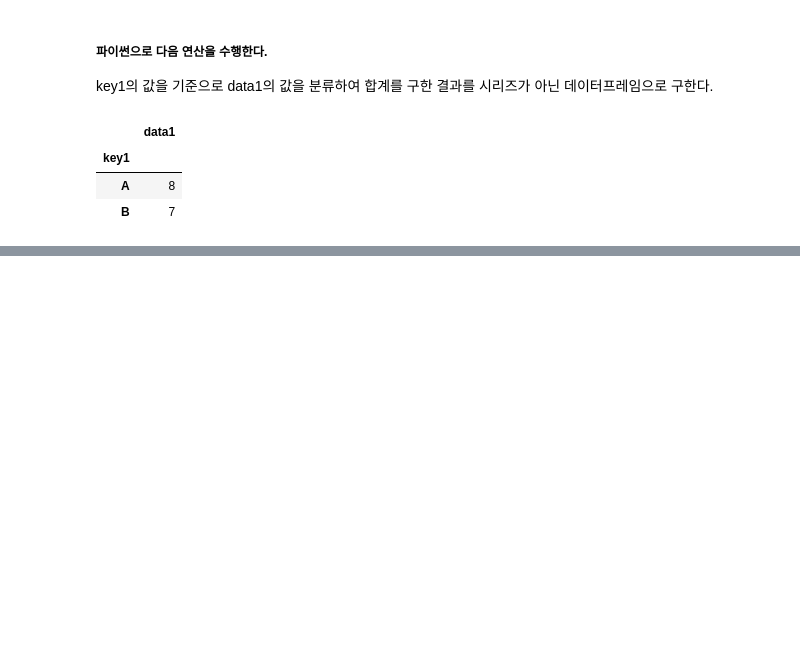
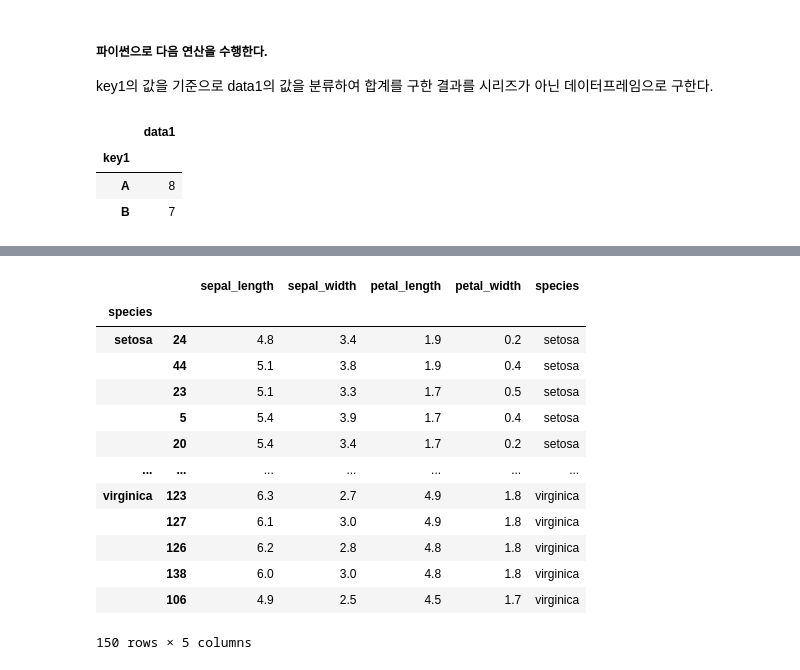
Before and after one commit to rmldldldl0309/Review, a Jupyter notebook: pythonworkspace/pandas_data_analysis/pandas_data_advanced_controll.ipynb, the cells around one changed output, grey strips where cells are left out. Cells and saved outputs as stored; diff of their text form; code cells hidden in the pictures; blank space fills up the shorter version.

```diff
--- a/pythonworkspace/pandas_data_analysis/pandas_data_advanced_controll.ipynb
+++ b/pythonworkspace/pandas_data_analysis/pandas_data_advanced_controll.ipynb
@@ -544,0 +567,3 @@ df2.groupby(df2.key1).sum()[['data1']]
+# %%
+iris = seaborn.load_dataset('iris')
+iris.head()
@@ -544,0 +598,20 @@ df2.groupby(df2.key1).sum()[['data1']]
+# %%
+def top3_petal_length(df):
+    return df.sort_values(by = 'petal_length', ascending=False)
+
+iris.groupby(iris.species).apply(top3_petal_length)
+# %% [output]
+|  |  | sepal_length | sepal_width | petal_length | petal_width | species |
+| species |  |  |  |  |  |  |
+| setosa | 24 | 4.8 | 3.4 | 1.9 | 0.2 | setosa |
+|  | 44 | 5.1 | 3.8 | 1.9 | 0.4 | setosa |
+|  | 23 | 5.1 | 3.3 | 1.7 | 0.5 | setosa |
+|  | 5 | 5.4 | 3.9 | 1.7 | 0.4 | setosa |
+|  | 20 | 5.4 | 3.4 | 1.7 | 0.2 | setosa |
+| ... | ... | ... | ... | ... | ... | ... |
+| virginica | 123 | 6.3 | 2.7 | 4.9 | 1.8 | virginica |
+|  | 127 | 6.1 | 3.0 | 4.9 | 1.8 | virginica |
+|  | 126 | 6.2 | 2.8 | 4.8 | 1.8 | virginica |
+|  | 138 | 6.0 | 3.0 | 4.8 | 1.8 | virginica |
+|  | 106 | 4.9 | 2.5 | 4.5 | 1.7 | virginica |
+150 rows × 5 columns
```
Also changed, not shown: parts of 28 cells of this notebook.
